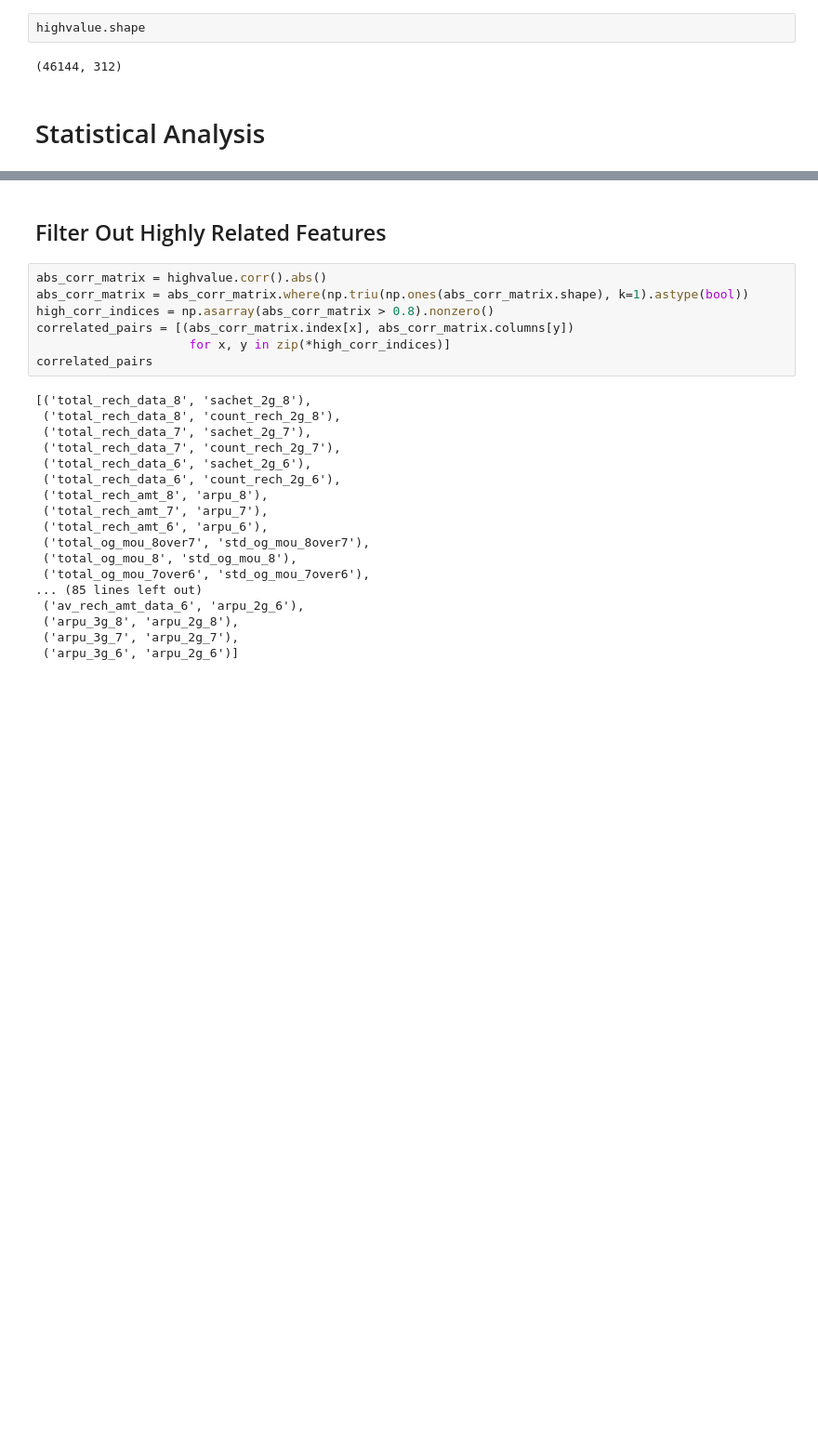
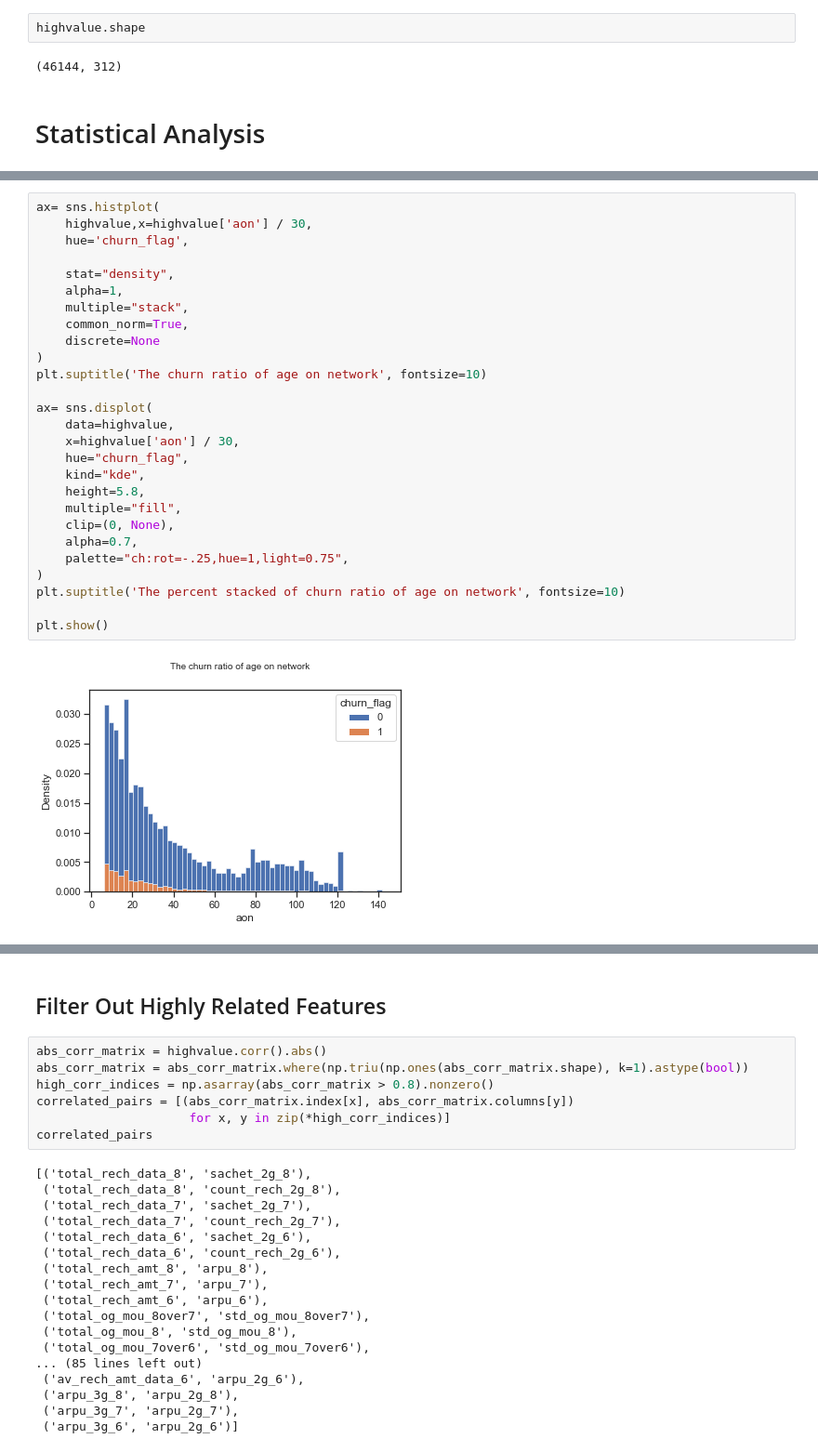
Before and after one commit to Crayon-ShinChan/ids-project, a Jupyter notebook: telecom_large/telecom.ipynb, the cells around one changed output, grey strips where cells are left out. Shown at 93% size. Cells and saved outputs as stored; diff of their text form; blank space fills up the shorter version.

```diff
--- a/telecom_large/telecom.ipynb
+++ b/telecom_large/telecom.ipynb
@@ -731,0 +750,29 @@ highvalue.shape
+# %%
+ax= sns.histplot(
+    highvalue,x=highvalue['aon'] / 30,
+    hue='churn_flag',
+
+    stat="density",
+    alpha=1,
+    multiple="stack",
+    common_norm=True,
+    discrete=None
+)
+plt.suptitle('The churn ratio of age on network', fontsize=10)
+
+ax= sns.displot(
+    data=highvalue,
+    x=highvalue['aon'] / 30,
+    hue="churn_flag",
+    kind="kde",
+    height=5.8,
+    multiple="fill",
+    clip=(0, None),
+    alpha=0.7,
+    palette="ch:rot=-.25,hue=1,light=0.75",
+)
+plt.suptitle('The percent stacked of churn ratio of age on network', fontsize=10)
+
+plt.show()
+# %% [output]
+[figure, added]
```
Also changed, not shown: parts of 9 cells of this notebook.
